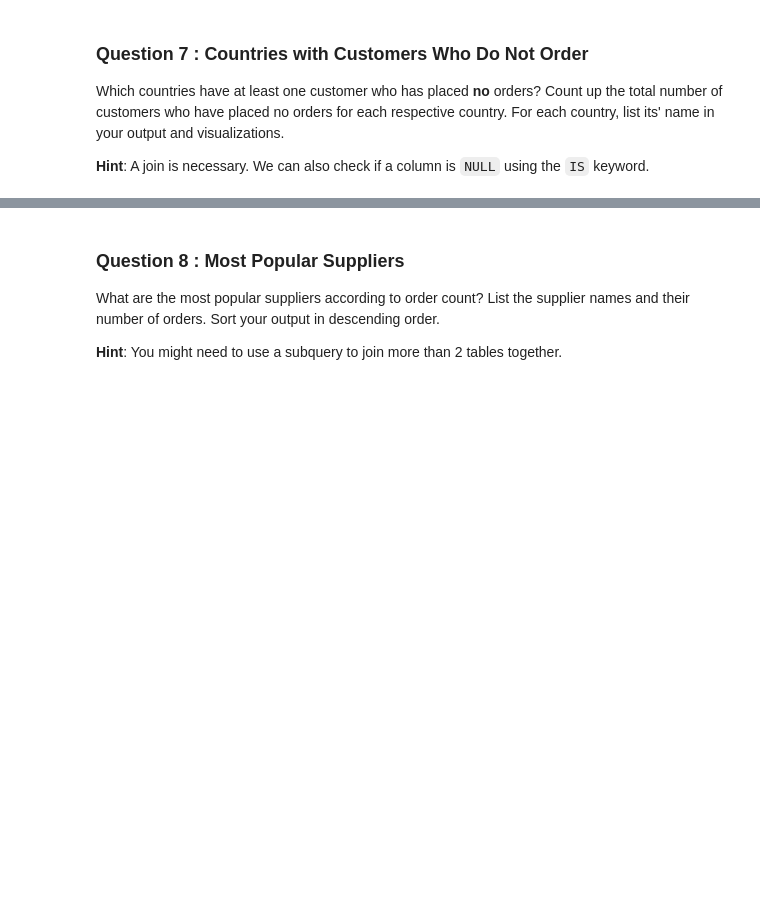
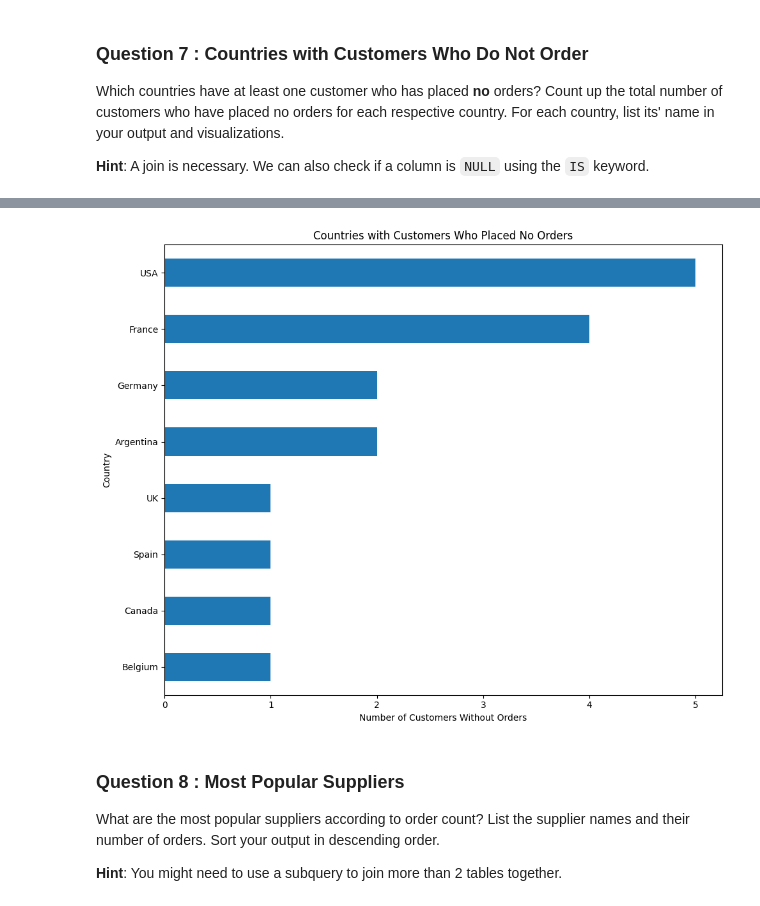
Before and after one commit to JRGuallpa/adhoc-sql, a Jupyter notebook: adhoc_report.ipynb, the cells around one changed output, grey strips where cells are left out. Cells and saved outputs as stored; diff of their text form; code cells hidden in the pictures; blank space fills up the shorter version.

```diff
--- a/adhoc_report.ipynb
+++ b/adhoc_report.ipynb
@@ -214,8 +290,27 @@ Which countries have at least one customer who has placed **no** orders? Count u
 
 **Hint**: A join is necessary. We can also check if a column is `NULL` using the `IS` keyword.
 # %%
-# TODO: Write a SQL query which will answer the question above.
-...
+# Execute SQL query to find countries with customers who placed no orders
+cursor.execute("""
+SELECT
+    c.Country,
+    COUNT(c.CustomerID) AS CustomersWithNoOrders
+FROM
+    Customers c
+LEFT JOIN
+    Orders o ON c.CustomerID = o.CustomerID
+WHERE
+    o.OrderID IS NULL
+GROUP BY
+    c.Country
+ORDER BY
+    CustomersWithNoOrders DESC;
+""")
 
-# TODO: Fetch your list of tuples and print it out
-...
+# Fetch and format results
+results = cursor.fetchall()
+columns = ['Country', 'CustomersWithNoOrders']
+df7 = pd.DataFrame(results, columns=columns)
+
+# Display the DataFrame
+print(df7)
@@ -222,9 +327,13 @@ Which countries have at least one customer who has placed **no** orders? Count u
 # %%
-# TODO: Convert your list of tuples to a dataframe
-...
-
-# TODO: Generate a visualization on this dataframe
-...
+df7.plot(kind='barh', x='Country', y='CustomersWithNoOrders', figsize=(10, 8), legend=False)
+plt.title('Countries with Customers Who Placed No Orders')
+plt.xlabel('Number of Customers Without Orders')
+plt.ylabel('Country')
+plt.gca().invert_yaxis()
+plt.tight_layout()
+plt.show()
+# %% [output]
+[figure, added]
 # %% [markdown]
 ### Question 8 : Most Popular Suppliers
 
```
Also changed, not shown: parts of 14 cells of this notebook.
